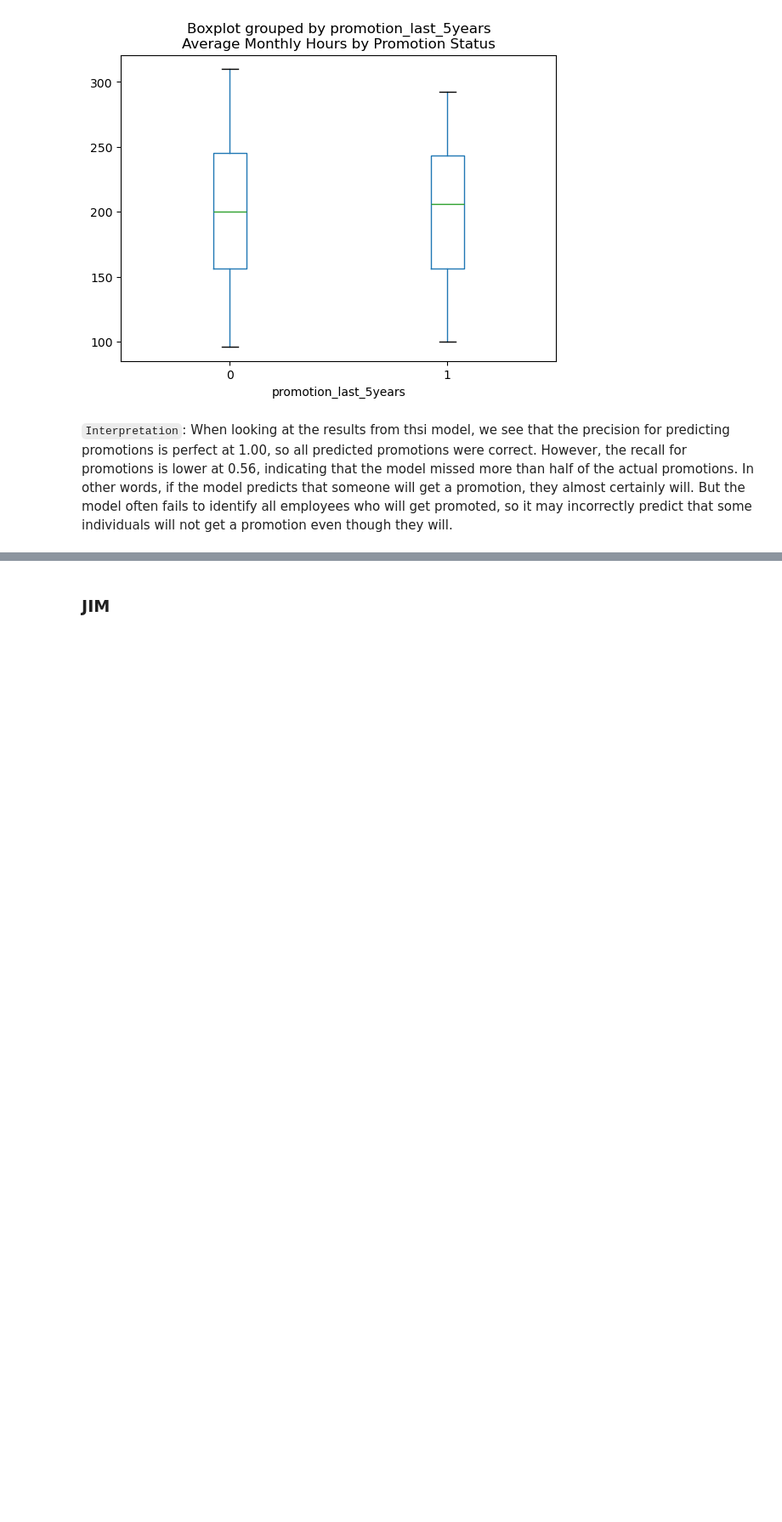
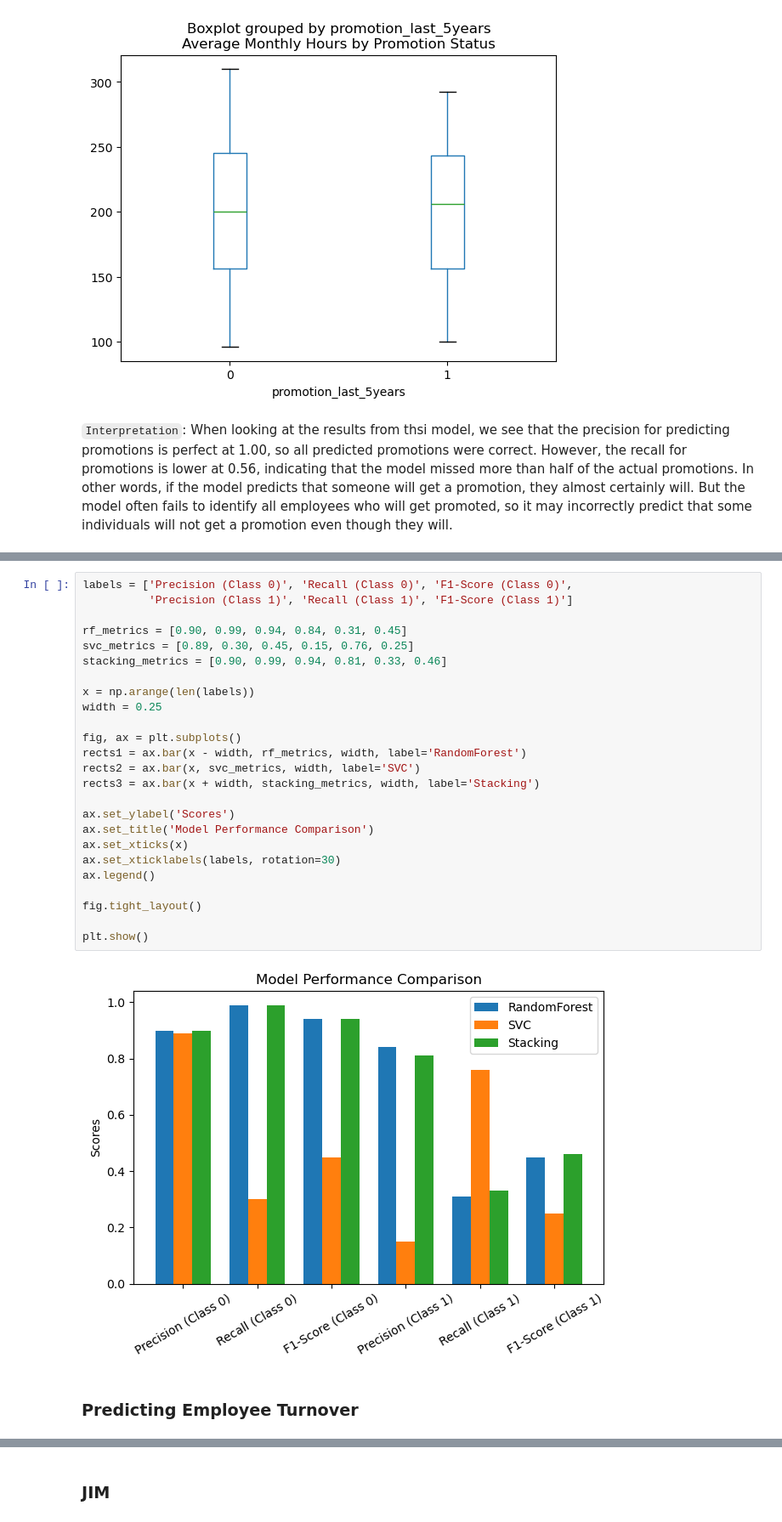
Before and after one commit to zacharyartman/aai501-group2, a Jupyter notebook: main.ipynb, the cells around one changed output, grey strips where cells are left out. Shown at 85% size. Saved outputs shown, nothing was run; the diff lists cells and outputs as text; blank space fills up the shorter version.

Commit message:
Added more models

```diff
--- a/main.ipynb
+++ b/main.ipynb
@@ -204,0 +297,29 @@ plt.show()
+# %%
+labels = ['Precision (Class 0)', 'Recall (Class 0)', 'F1-Score (Class 0)',
+          'Precision (Class 1)', 'Recall (Class 1)', 'F1-Score (Class 1)']
+
+rf_metrics = [0.90, 0.99, 0.94, 0.84, 0.31, 0.45]
+svc_metrics = [0.89, 0.30, 0.45, 0.15, 0.76, 0.25]
+stacking_metrics = [0.90, 0.99, 0.94, 0.81, 0.33, 0.46]
+
+x = np.arange(len(labels))
+width = 0.25
+
+fig, ax = plt.subplots()
+rects1 = ax.bar(x - width, rf_metrics, width, label='RandomForest')
+rects2 = ax.bar(x, svc_metrics, width, label='SVC')
+rects3 = ax.bar(x + width, stacking_metrics, width, label='Stacking')
+
+ax.set_ylabel('Scores')
+ax.set_title('Model Performance Comparison')
+ax.set_xticks(x)
+ax.set_xticklabels(labels, rotation=30)
+ax.legend()
+
+fig.tight_layout()
+
+plt.show()
+# %% [output]
+[figure, added]
+# %% [markdown]
+### Predicting Employee Turnover
```
Also changed, not shown: parts of 22 cells of this notebook.
